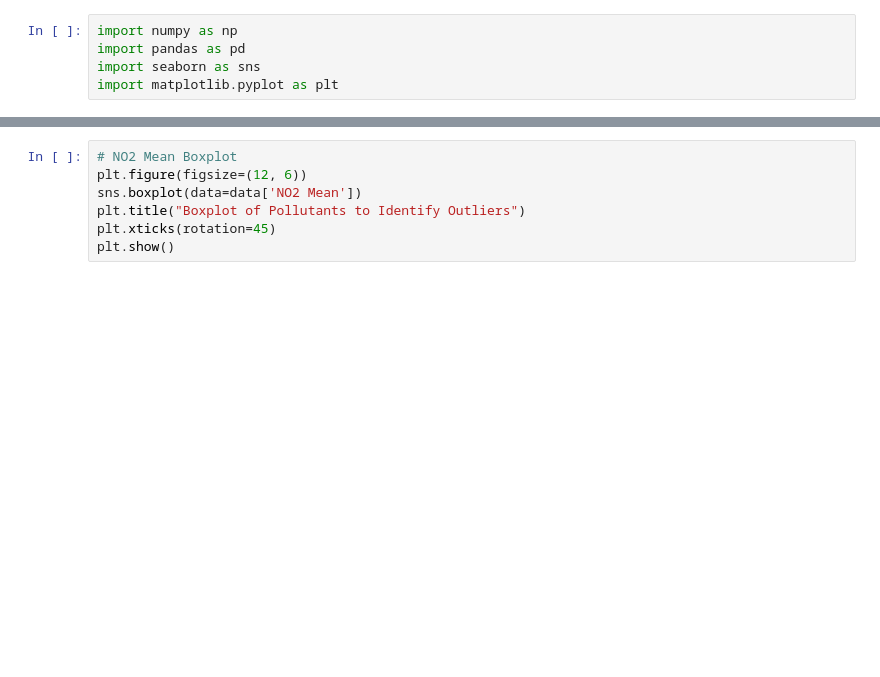
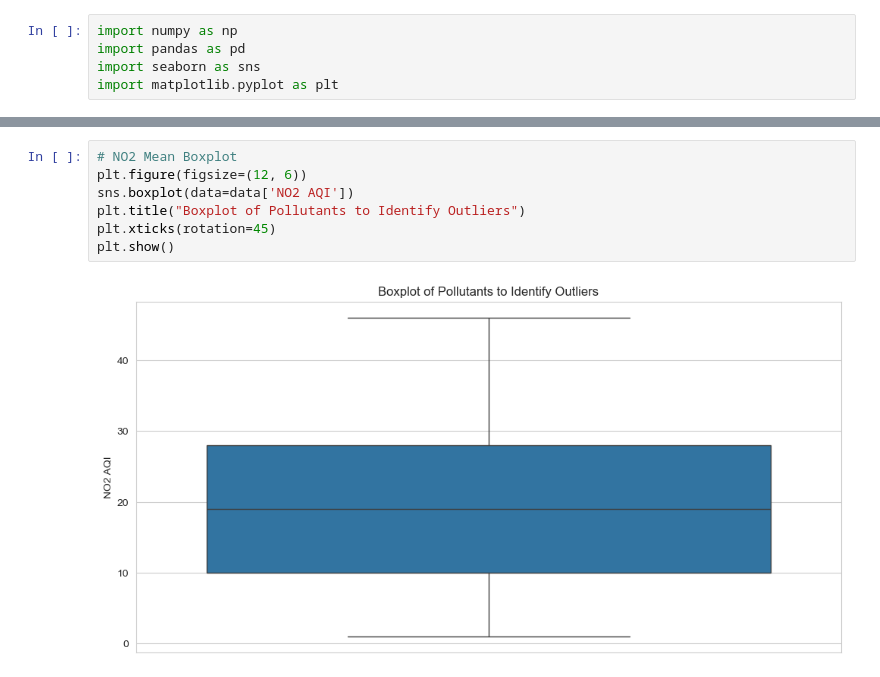
Before and after one commit to Ivan-codes99/forecasting-aqi, a Jupyter notebook: data_processing/data_visualization.ipynb, the cells around one changed output, grey strips where cells are left out. Drawn from its saved outputs; the diff is of its cells as text; blank space fills up the shorter version.

```diff
--- a/data_processing/data_visualization.ipynb
+++ b/data_processing/data_visualization.ipynb
@@ -26,10 +25,12 @@ plt.show()
 # %%
 # NO2 Mean Boxplot
 plt.figure(figsize=(12, 6))
-sns.boxplot(data=data['NO2 Mean'])
+sns.boxplot(data=data['NO2 AQI'])
 plt.title("Boxplot of Pollutants to Identify Outliers")
 plt.xticks(rotation=45)
 plt.show()
+# %% [output]
+[figure, added]
 # %%
 # O3 Mean Boxplot
 plt.figure(figsize=(12, 6))
```
Also changed, not shown: parts of 6 cells of this notebook, 4 other files.
